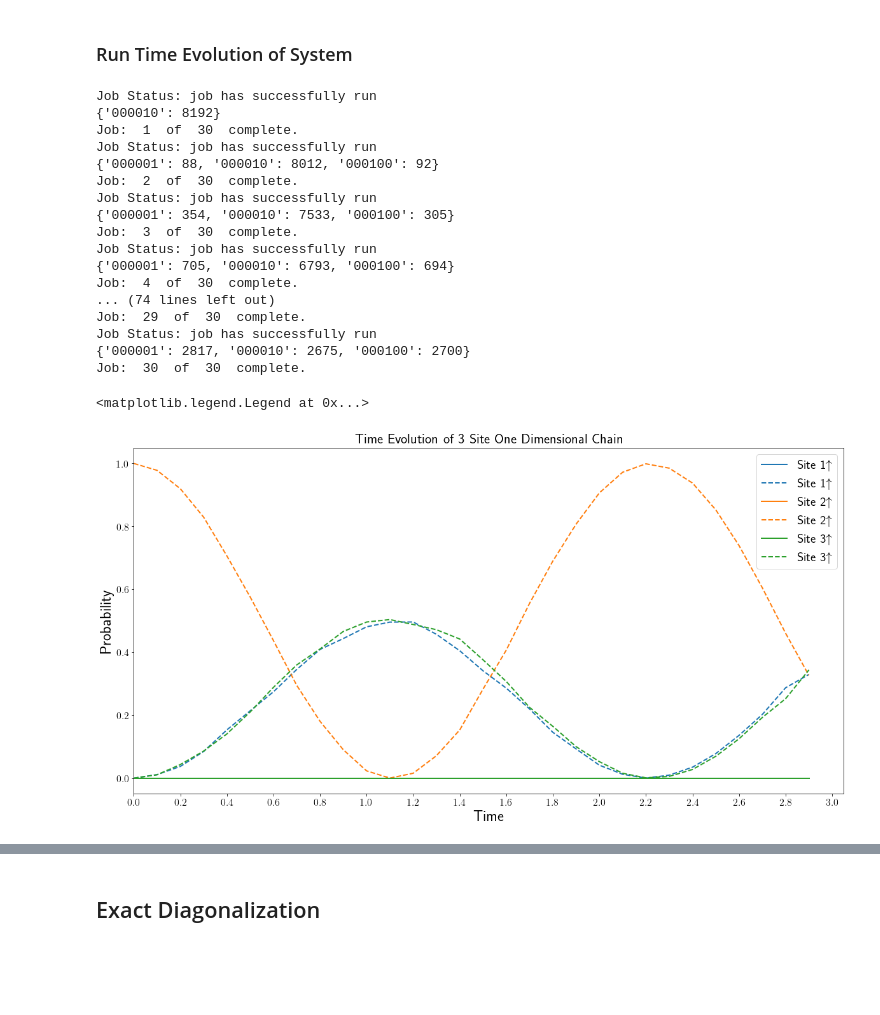
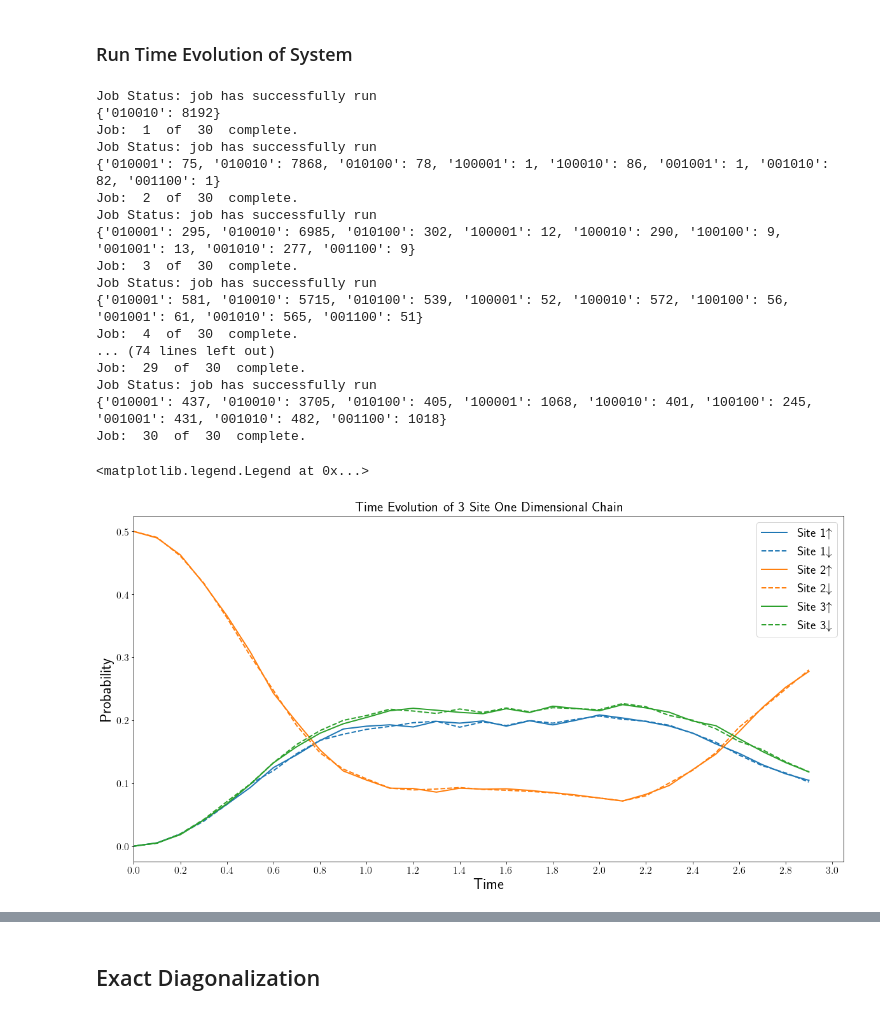
Before and after one commit to kaelynj/Qiskit-HubbardModel, a Jupyter notebook: Hubbard-Time-Evolution.ipynb, the cells around one changed output, grey strips where cells are left out. Cells and saved outputs as stored; diff of their text form; code cells hidden in the pictures; blank space fills up the shorter version.

```diff
--- a/Hubbard-Time-Evolution.ipynb
+++ b/Hubbard-Time-Evolution.ipynb
@@ -155,7 +155,7 @@ t = 1.0  #Hopping parameter
 U = 2.  #On-Site repulsion
 time_steps = 30
 nsite = 3
-trotter_slices = 5
+trotter_slices = 1
 
 
 #==========Needed Functions=============#
@@ -163,7 +163,7 @@ trotter_slices = 5
 def qc_evolve(qc, numsite, dt, t, U, num_steps):
     #Compute angles for the onsite and hopping gates
     # based on the model parameters t, U, and dt
-    theta = t*dt/(2.*trotter_slices)
+    theta = t*dt/(2*trotter_slices)
     phi = U*dt
     numq = 2*numsite
     y_hop = Operator([[np.cos(theta), 0, 0, -1j*np.sin(theta)],
@@ -177,7 +177,7 @@ def qc_evolve(qc, numsite, dt, t, U, num_steps):
     z_onsite = Operator([[1, 0, 0, 0],
                [0, 1, 0, 0],
                [0, 0, 1, 0],
-               [0, 0, 0, np.exp(1j*phi/4.)]])
+               [0, 0, 0, np.exp(1j*phi)]])
 
     #Loop over each time step needed and apply onsite and hopping gates
     for step in range(num_steps):
@@ -222,11 +222,11 @@ def sys_evolve(nsites, dt, t, U, num_steps):
     # a spin up and down electron in the middle site
 
     #=========I TURNED THIS OFF FOR A SPECIFIC CASE==============
-       #qcirc.x(int(nsites/2))
-       # qcirc.x(nsites+int(nsites/2))
+        qcirc.x(int(nsites/2))
+        qcirc.x(nsites+int(nsites/2))
 
-        if nsites==3:
-            qcirc.x(1)
+        #if nsites==3:
+        #    qcirc.x(1)
 
     #=======USE THE REGION ABOVE TO SET YOUR INITIAL STATE=======
         qcirc.barrier()
@@ -268,21 +268,21 @@ def sys_evolve(nsites, dt, t, U, num_steps):
 run_results = sys_evolve(nsite, dt, t, U, time_steps)
 # %% [output]
 Job Status: job has successfully run
-{'000010': 8192}
+{'010010': 8192}
 Job:  1  of  30  complete.
 Job Status: job has successfully run
-{'000001': 88, '000010': 8012, '000100': 92}
+{'010001': 75, '010010': 7868, '010100': 78, '100001': 1, '100010': 86, '001001': 1, '001010': 82, '001100': 1}
 Job:  2  of  30  complete.
 Job Status: job has successfully run
-{'000001': 354, '000010': 7533, '000100': 305}
+{'010001': 295, '010010': 6985, '010100': 302, '100001': 12, '100010': 290, '100100': 9, '001001': 13, '001010': 277, '001100': 9}
 Job:  3  of  30  complete.
 Job Status: job has successfully run
-{'000001': 705, '000010': 6793, '000100': 694}
+{'010001': 581, '010010': 5715, '010100': 539, '100001': 52, '100010': 572, '100100': 56, '001001': 61, '001010': 565, '001100': 51}
 Job:  4  of  30  complete.
 ... (74 lines left out)
 Job:  29  of  30  complete.
 Job Status: job has successfully run
-{'000001': 2817, '000010': 2675, '000100': 2700}
+{'010001': 437, '010010': 3705, '010100': 405, '100001': 1068, '100010': 401, '100100': 245, '001001': 431, '001010': 482, '001100': 1018}
 Job:  30  of  30  complete.
 # %%
 
@@ -309,35 +309,35 @@ for t in range(time_steps):
         norm += proc_data[mode,t]
     proc_data[:,t] = proc_data[:,t] / norm
 
 '''
 At this point, proc_data is a 2d array containing the occupation
 of each mode, for every time step
 '''
 
 #Create plots of the processed data
 fig2, ax2 = plt.subplots(figsize=(20,10))
 colors = list(mcolors.TABLEAU_COLORS.keys())
 
 for i in range(nsite):
     #Create string label
     strup = "Site "+str(i+1)+r'$\uparrow$'
     strdwn = "Site "+str(i+1)+r'$\downarrow$'
     ax2.plot(times, proc_data[i,:], linestyle='-', color=str(colors[i]), linewidth=2, label=strup)
-    ax2.plot(times, proc_data[i+nsite,:], linestyle='--', color=str(colors[i]), linewidth=2, label=strup)
+    ax2.plot(times, proc_data[i+nsite,:], linestyle='--', color=str(colors[i]), linewidth=2, label=strdwn)
 
 
 #ax2.set_ylim(0, 0.55)
 ax2.set_xlim(0, time_steps*dt+dt/2.)
 ax2.set_xticks(np.arange(0,time_steps*dt+dt, 0.2))
 #ax2.set_yticks(np.arange(0,0.55, 0.05))
 ax2.tick_params(labelsize=16)
 ax2.set_title('Time Evolution of 3 Site One Dimensional Chain', fontsize=22)
 ax2.set_xlabel('Time', fontsize=24)
 ax2.set_ylabel('Probability', fontsize=24)
 ax2.legend(fontsize=20)
 # %% [output]
 <matplotlib.legend.Legend at 0x...>
-[figure, old version]
+[figure, new version]
 # %%
 #Plot the raw data as a colormap
 xticks = np.arange(2**(nsite*2))
```
Also changed, not shown: parts of 7 cells of this notebook.
